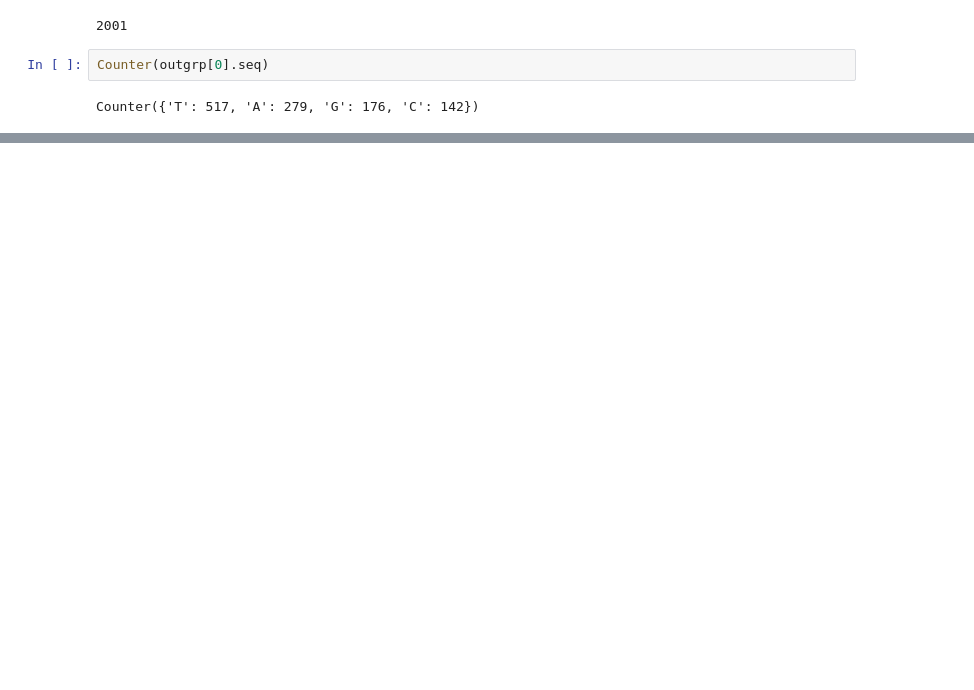
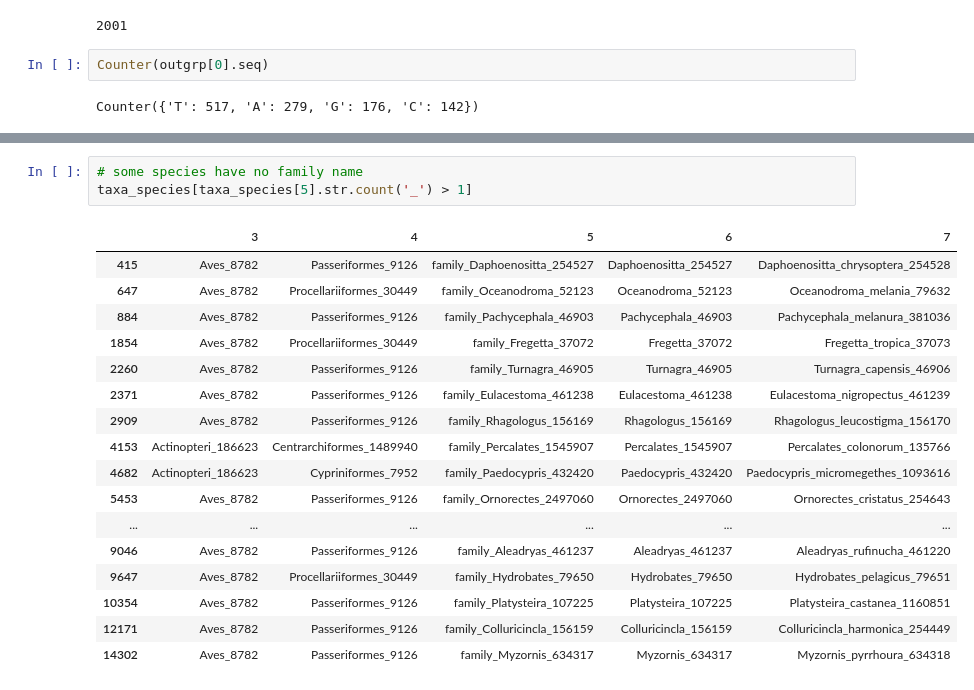
Before and after one commit to mitoclub/AminoAcidShift, a Jupyter notebook: vertebrates_aa_subst/prepare_for_comp_sp.ipynb, the cells around one changed output, grey strips where cells are left out. Saved outputs shown, nothing was run; the diff lists cells and outputs as text; blank space fills up the shorter version.

```diff
--- a/vertebrates_aa_subst/prepare_for_comp_sp.ipynb
+++ b/vertebrates_aa_subst/prepare_for_comp_sp.ipynb
@@ -116,0 +172,21 @@ Name: 6, Length: 5095, dtype: int64
+# %%
+# some species have no family name
+taxa_species[taxa_species[5].str.count('_') > 1]
+# %% [output]
+|  | 3 | 4 | 5 | 6 | 7 |
+| 415 | Aves_8782 | Passeriformes_9126 | family_Daphoenositta_254527 | Daphoenositta_254527 | Daphoenositta_chrysoptera_254528 |
+| 647 | Aves_8782 | Procellariiformes_30449 | family_Oceanodroma_52123 | Oceanodroma_52123 | Oceanodroma_melania_79632 |
+| 884 | Aves_8782 | Passeriformes_9126 | family_Pachycephala_46903 | Pachycephala_46903 | Pachycephala_melanura_381036 |
+| 1854 | Aves_8782 | Procellariiformes_30449 | family_Fregetta_37072 | Fregetta_37072 | Fregetta_tropica_37073 |
+| 2260 | Aves_8782 | Passeriformes_9126 | family_Turnagra_46905 | Turnagra_46905 | Turnagra_capensis_46906 |
+| 2371 | Aves_8782 | Passeriformes_9126 | family_Eulacestoma_461238 | Eulacestoma_461238 | Eulacestoma_nigropectus_461239 |
+| 2909 | Aves_8782 | Passeriformes_9126 | family_Rhagologus_156169 | Rhagologus_156169 | Rhagologus_leucostigma_156170 |
+| 4153 | Actinopteri_186623 | Centrarchiformes_1489940 | family_Percalates_1545907 | Percalates_1545907 | Percalates_colonorum_135766 |
+| 4682 | Actinopteri_186623 | Cypriniformes_7952 | family_Paedocypris_432420 | Paedocypris_432420 | Paedocypris_micromegethes_1093616 |
+| 5453 | Aves_8782 | Passeriformes_9126 | family_Ornorectes_2497060 | Ornorectes_2497060 | Ornorectes_cristatus_254643 |
+| ... | ... | ... | ... | ... | ... |
+| 9046 | Aves_8782 | Passeriformes_9126 | family_Aleadryas_461237 | Aleadryas_461237 | Aleadryas_rufinucha_461220 |
+| 9647 | Aves_8782 | Procellariiformes_30449 | family_Hydrobates_79650 | Hydrobates_79650 | Hydrobates_pelagicus_79651 |
+| 10354 | Aves_8782 | Passeriformes_9126 | family_Platysteira_107225 | Platysteira_107225 | Platysteira_castanea_1160851 |
+| 12171 | Aves_8782 | Passeriformes_9126 | family_Colluricincla_156159 | Colluricincla_156159 | Colluricincla_harmonica_254449 |
+| 14302 | Aves_8782 | Passeriformes_9126 | family_Myzornis_634317 | Myzornis_634317 | Myzornis_pyrrhoura_634318 |
```
Also changed, not shown: parts of 16 cells of this notebook, 1 other file.
